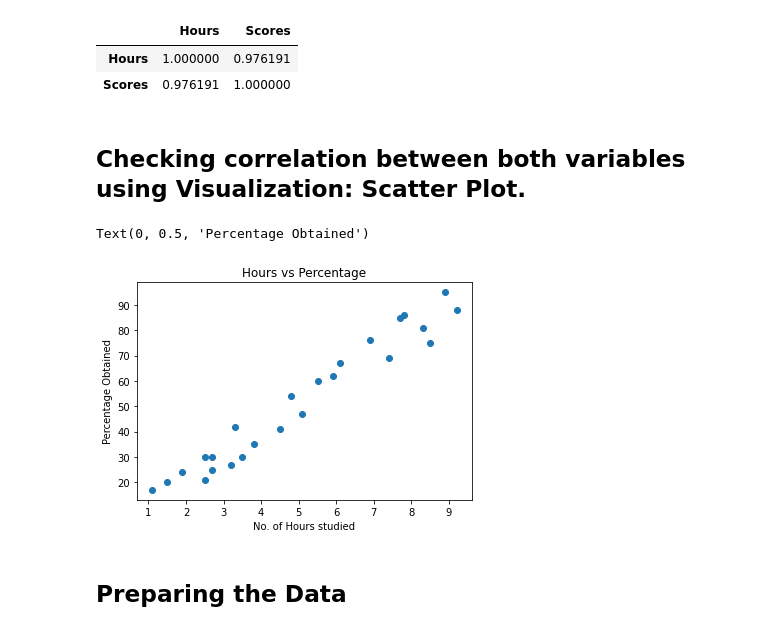
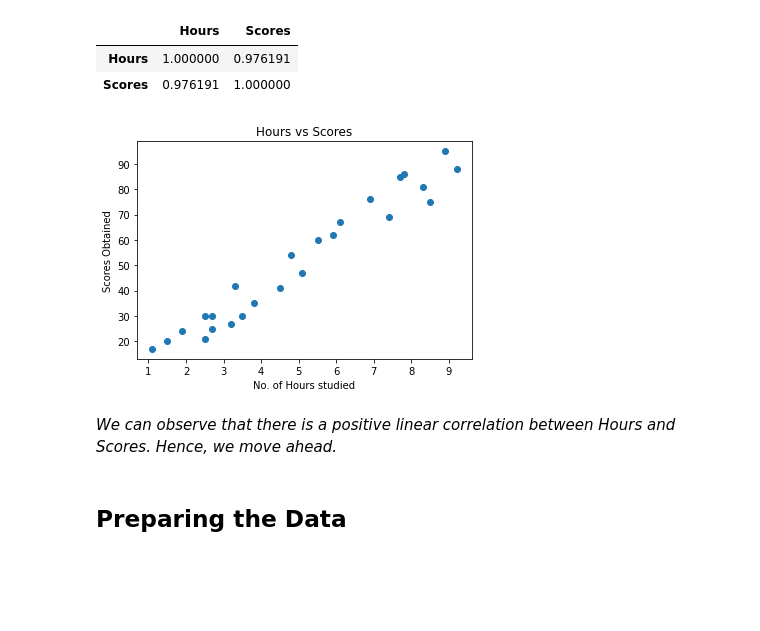
Before and after one commit to roshan2600/TSF_tasks, a Jupyter notebook: TSF Task 1.ipynb, the cells around one changed output. Saved outputs shown, nothing was run; the diff lists cells and outputs as text; code cells hidden in the pictures; blank space fills up the shorter version.

```diff
--- a/TSF Task 1.ipynb
+++ b/TSF Task 1.ipynb
@@ -37,16 +65,16 @@ df.corr()
 |  | Hours | Scores |
 | Hours | 1.000000 | 0.976191 |
 | Scores | 0.976191 | 1.000000 |
-# %% [markdown]
-## Checking correlation between both variables using Visualization: Scatter Plot.
 # %%
 plt.scatter(df.Hours, df.Scores)
-plt.title("Hours vs Percentage")
+plt.title("Hours vs Scores")
 plt.xlabel("No. of Hours studied")
-plt.ylabel("Percentage Obtained")
+plt.ylabel("Scores Obtained")
+plt.show()
 # %% [output]
-Text(0, 0.5, 'Percentage Obtained')
-[figure, old version]
+[figure, new version]
+# %% [markdown]
+*We can observe that there is a positive linear correlation between Hours and Scores. Hence, we move ahead.*
 # %% [markdown]
 ## Preparing the Data
 # %%
```
Also changed, not shown: parts of 9 cells of this notebook.
